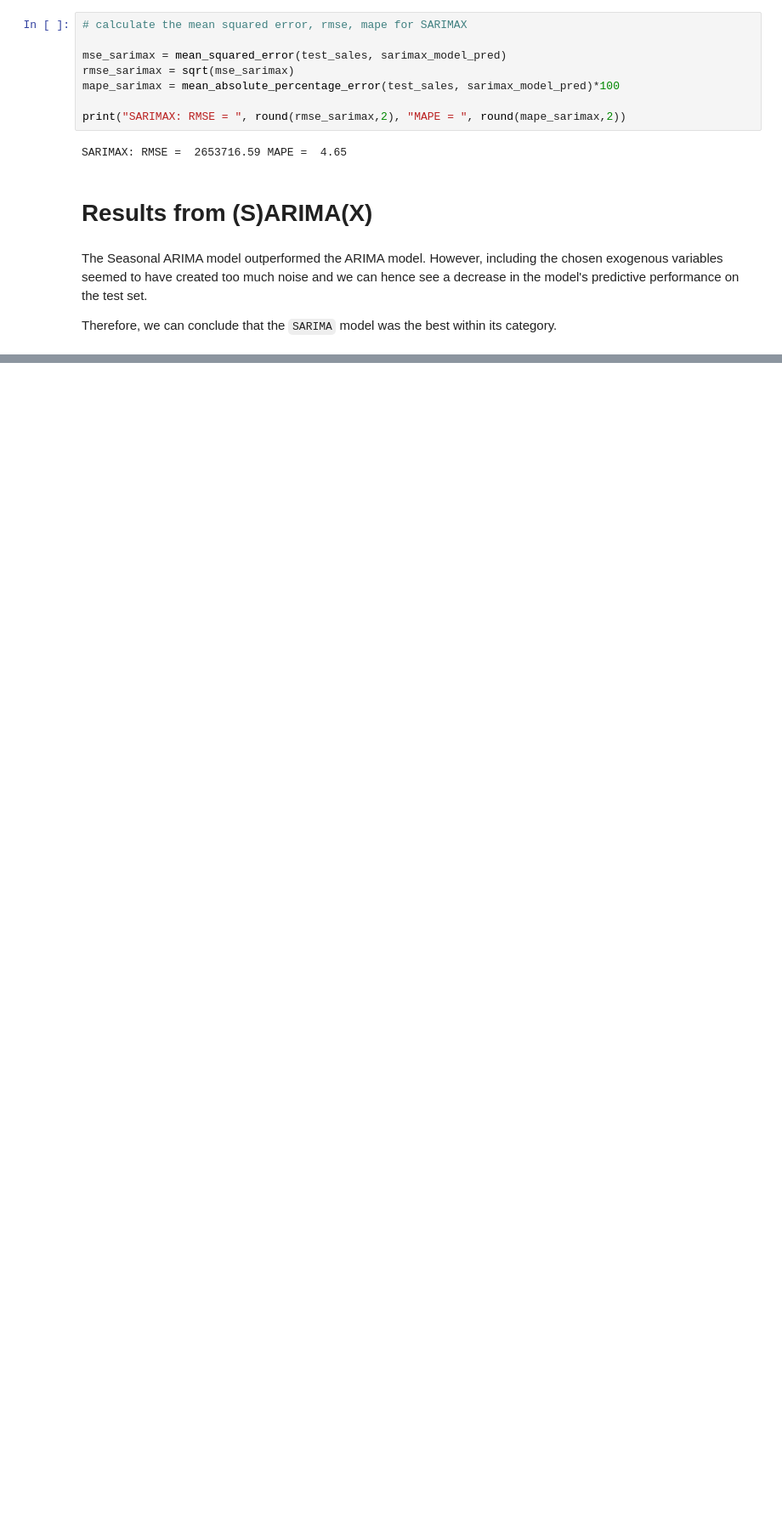
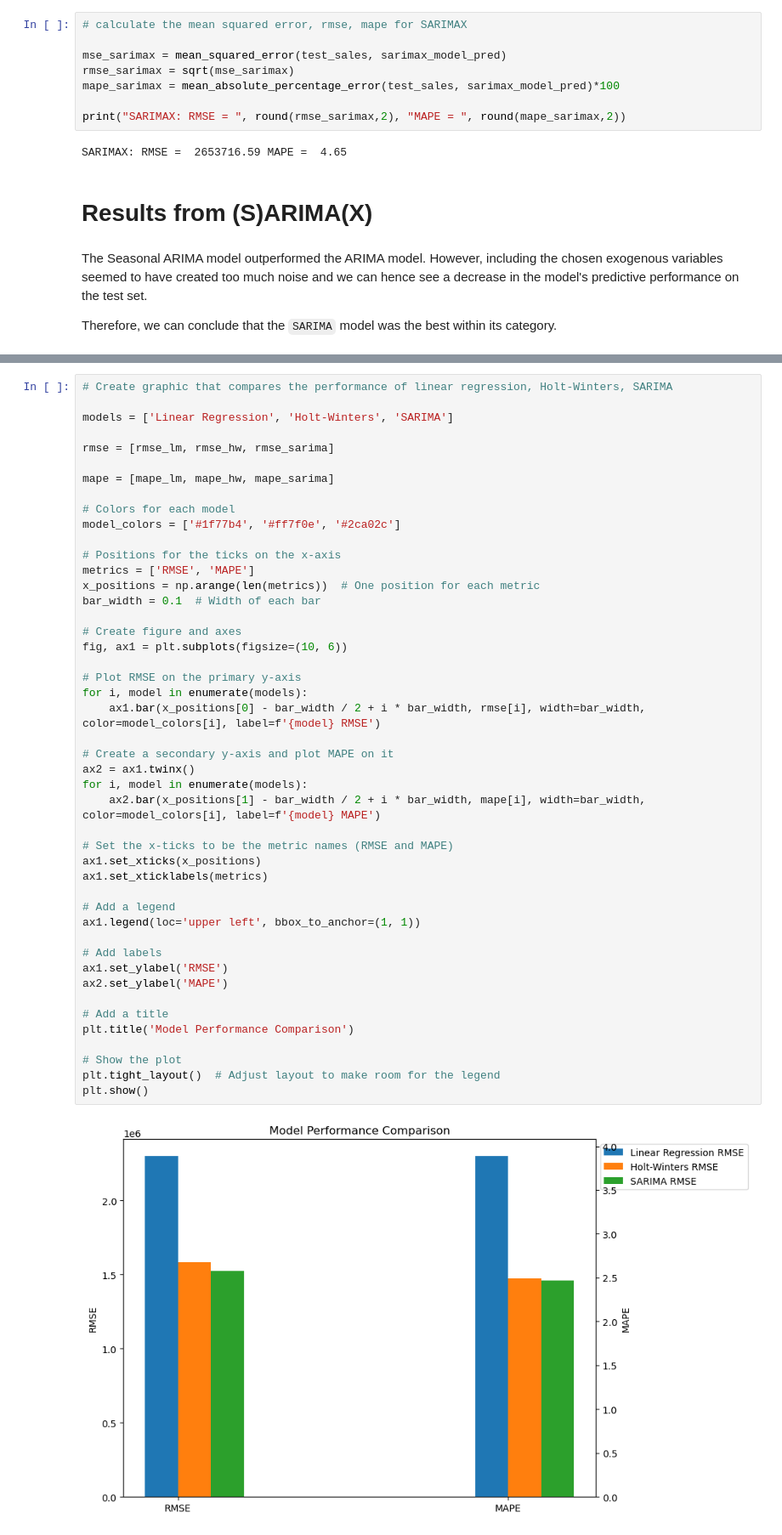
Before and after one commit to FelixRaph/Data-Science-Portfolio, a Jupyter notebook: Time_Series_Forecasting.ipynb, the cells around one changed output, grey strips where cells are left out. Shown at 85% size. Saved outputs shown, nothing was run; the diff lists cells and outputs as text; blank space fills up the shorter version.

```diff
--- a/Time_Series_Forecasting.ipynb
+++ b/Time_Series_Forecasting.ipynb
@@ -702,0 +705,48 @@ Therefore, we can conclude that the `SARIMA` model was the best within its categ
+# %%
+# Create graphic that compares the performance of linear regression, Holt-Winters, SARIMA
+
+models = ['Linear Regression', 'Holt-Winters', 'SARIMA']
+
+rmse = [rmse_lm, rmse_hw, rmse_sarima]
+
+mape = [mape_lm, mape_hw, mape_sarima]
+
+# Colors for each model
+model_colors = ['#1f77b4', '#ff7f0e', '#2ca02c']
+
+# Positions for the ticks on the x-axis
+metrics = ['RMSE', 'MAPE']
+x_positions = np.arange(len(metrics))  # One position for each metric
+bar_width = 0.1  # Width of each bar
+
+# Create figure and axes
+fig, ax1 = plt.subplots(figsize=(10, 6))
+
+# Plot RMSE on the primary y-axis
+for i, model in enumerate(models):
+    ax1.bar(x_positions[0] - bar_width / 2 + i * bar_width, rmse[i], width=bar_width, color=model_colors[i], label=f'{model} RMSE')
+
+# Create a secondary y-axis and plot MAPE on it
+ax2 = ax1.twinx()
+for i, model in enumerate(models):
+    ax2.bar(x_positions[1] - bar_width / 2 + i * bar_width, mape[i], width=bar_width, color=model_colors[i], label=f'{model} MAPE')
+
+# Set the x-ticks to be the metric names (RMSE and MAPE)
+ax1.set_xticks(x_positions)
+ax1.set_xticklabels(metrics)
+
+# Add a legend
+ax1.legend(loc='upper left', bbox_to_anchor=(1, 1))
+
+# Add labels
+ax1.set_ylabel('RMSE')
+ax2.set_ylabel('MAPE')
+
+# Add a title
+plt.title('Model Performance Comparison')
+
+# Show the plot
+plt.tight_layout()  # Adjust layout to make room for the legend
+plt.show()
+# %% [output]
+[figure, added]
```
Also changed, not shown: parts of 5 cells of this notebook.
